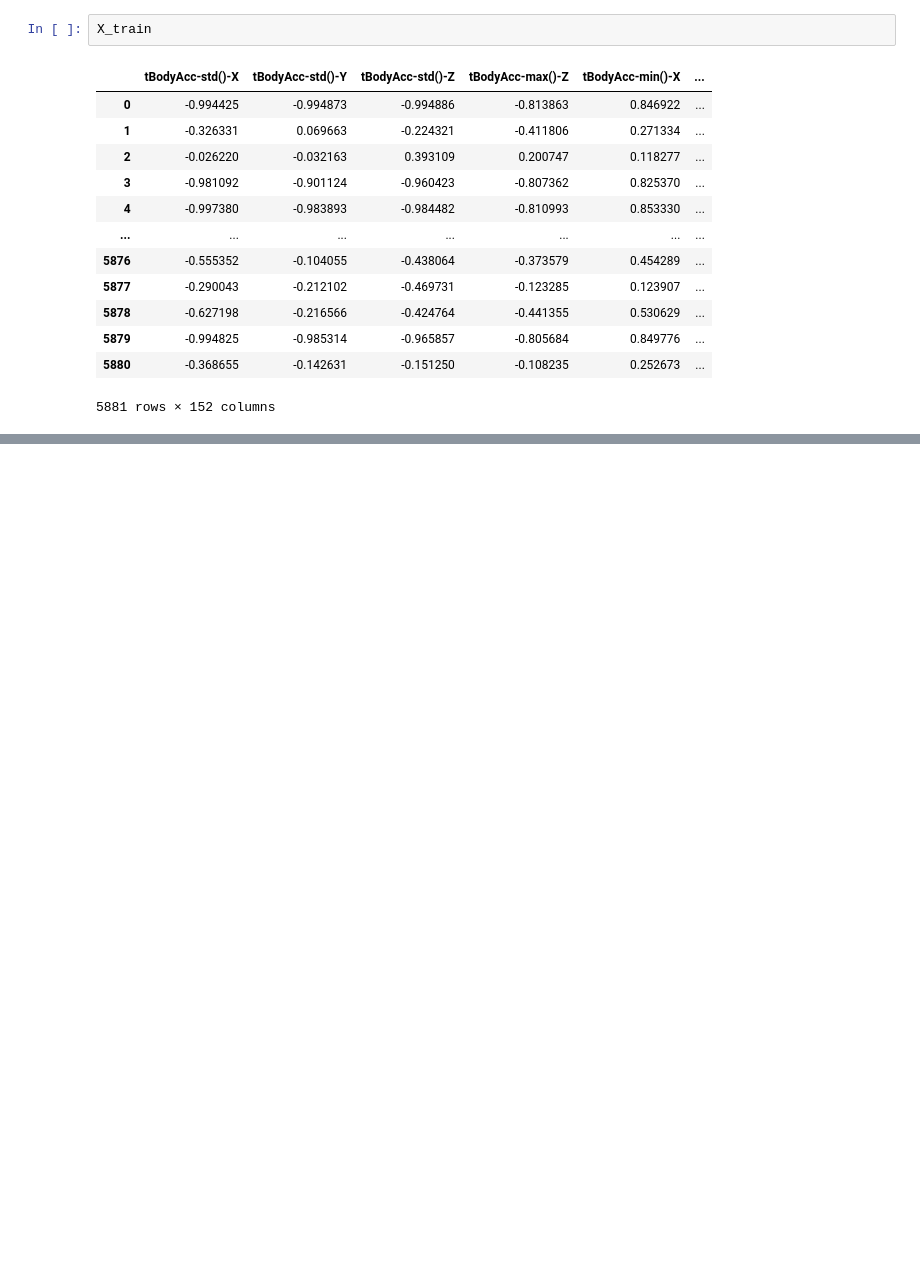
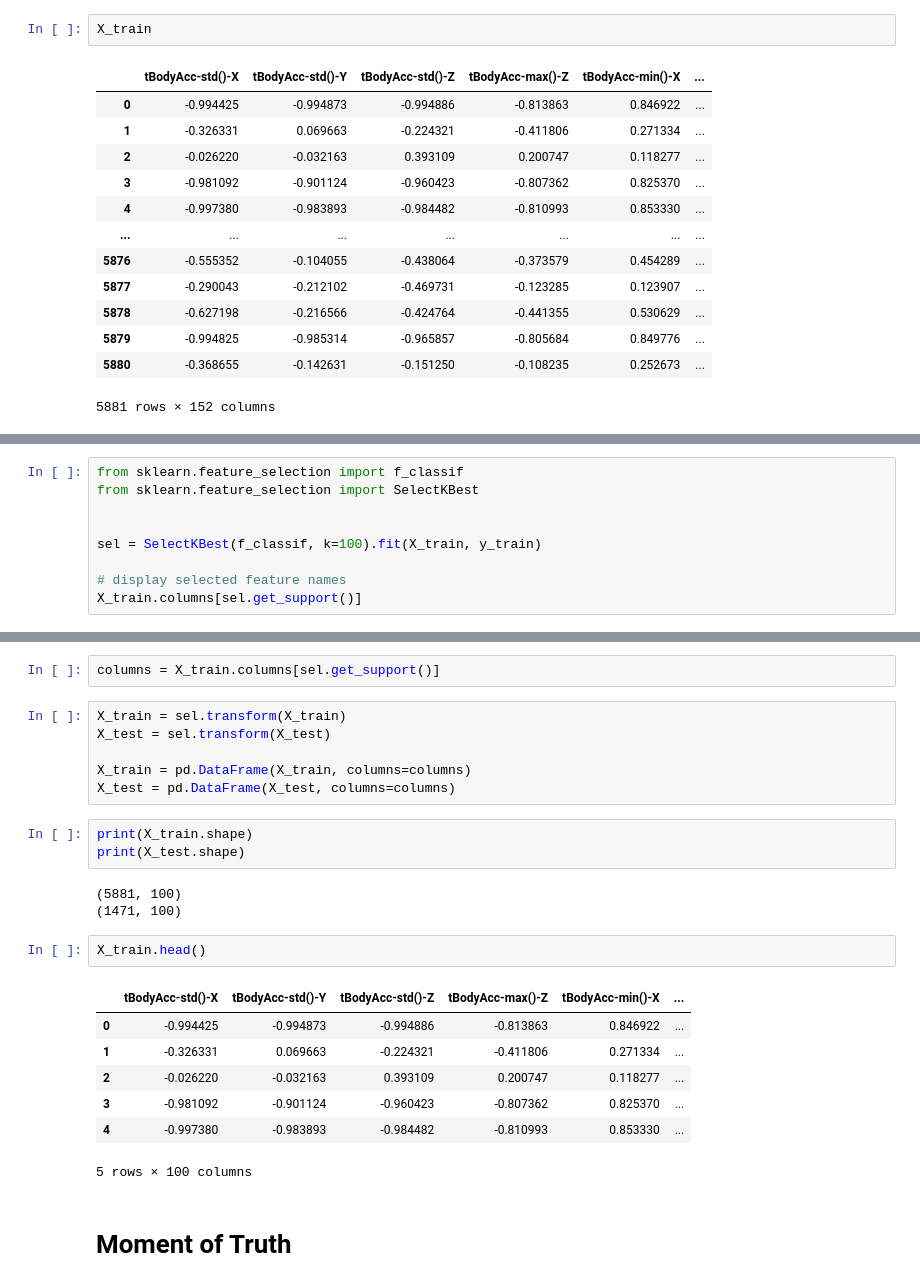
Before and after one commit to Danishdbu/ml1_Danish, a Jupyter notebook: Feature_Selection1.ipynb, the cells around one changed output, grey strips where cells are left out. Saved outputs shown, nothing was run; the diff lists cells and outputs as text; blank space fills up the shorter version.

```diff
--- a/Feature_Selection1.ipynb
+++ b/Feature_Selection1.ipynb
@@ -254,0 +257,9 @@ X_train
+# %%
+from sklearn.feature_selection import f_classif
+from sklearn.feature_selection import SelectKBest
+
+
+sel = SelectKBest(f_classif, k=100).fit(X_train, y_train)
+
+# display selected feature names
+X_train.columns[sel.get_support()]
@@ -254,0 +284,26 @@ X_train
+# %%
+columns = X_train.columns[sel.get_support()]
+# %%
+X_train = sel.transform(X_train)
+X_test = sel.transform(X_test)
+
+X_train = pd.DataFrame(X_train, columns=columns)
+X_test = pd.DataFrame(X_test, columns=columns)
+# %%
+print(X_train.shape)
+print(X_test.shape)
+# %% [output]
+(5881, 100)
+(1471, 100)
+# %%
+X_train.head()
+# %% [output]
+|  | tBodyAcc-std()-X | tBodyAcc-std()-Y | tBodyAcc-std()-Z | tBodyAcc-max()-Z | tBodyAcc-min()-X | ... |
+| 0 | -0.994425 | -0.994873 | -0.994886 | -0.813863 | 0.846922 | ... |
+| 1 | -0.326331 | 0.069663 | -0.224321 | -0.411806 | 0.271334 | ... |
+| 2 | -0.026220 | -0.032163 | 0.393109 | 0.200747 | 0.118277 | ... |
+| 3 | -0.981092 | -0.901124 | -0.960423 | -0.807362 | 0.825370 | ... |
+| 4 | -0.997380 | -0.983893 | -0.984482 | -0.810993 | 0.853330 | ... |
+5 rows × 100 columns
+# %% [markdown]
+# Moment of Truth
```
Also changed, not shown: parts of 14 cells of this notebook.
